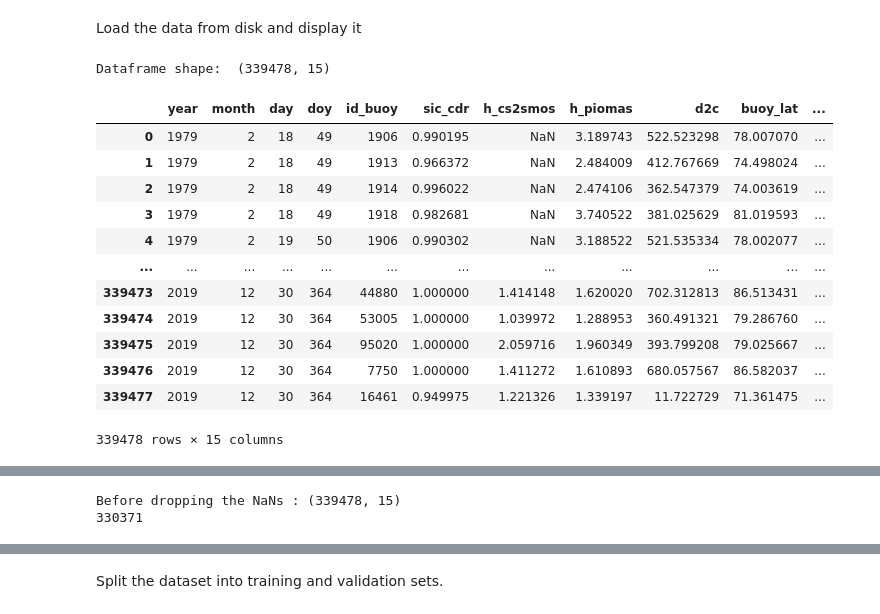
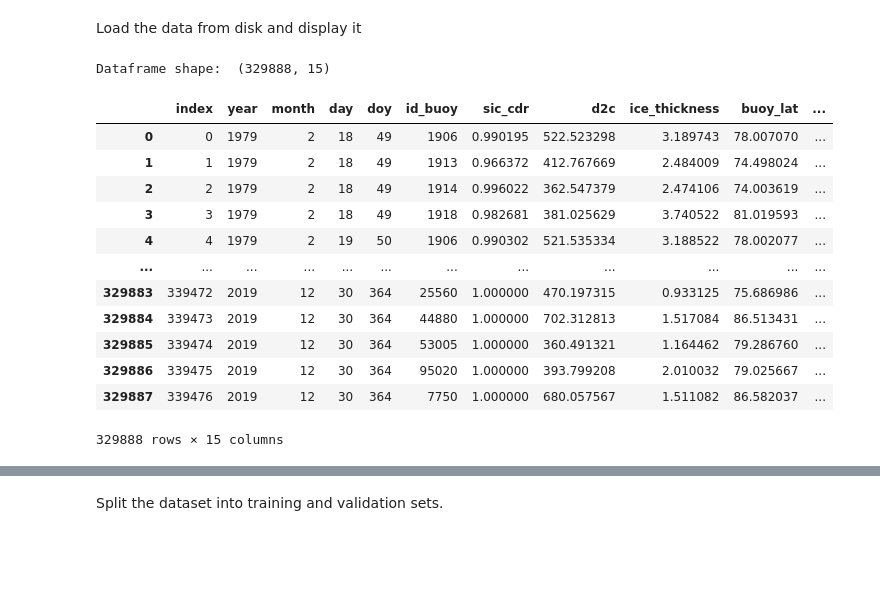
Before and after one commit to Climate-Crisis-AI-Team-Vel-Ice/sea-ice-challenge, a Jupyter notebook: sea_ice_data_PCA_analysis.ipynb, the cells around one changed output, grey strips where cells are left out. Saved outputs shown, nothing was run; the diff lists cells and outputs as text; code cells hidden in the pictures; blank space fills up the shorter version.

```diff
--- a/sea_ice_data_PCA_analysis.ipynb
+++ b/sea_ice_data_PCA_analysis.ipynb
@@ -22,34 +17,31 @@ Load the data from disk and display it
 # %%
 # unzip the zip dataset
 with zipfile.ZipFile('data/converted.zip', 'r') as zip_ref:
     zip_ref.extractall('data')
 
 # Load the raw data to disk
 input_path = "data/converted.csv"
 df = pd.read_csv(input_path)
 
 # Convert all column names to lower case and display the dataframe
 df = df.rename(str.lower, axis='columns')
 df.set_index("id_buoy")
 
 # Print the dataframe dimensions
 print("Dataframe shape: ", df.shape)
 display(df)
-
-# Print dataframe statistics
-display(df.describe())
 # %% [output]
-Dataframe shape:  (339478, 15)
+Dataframe shape:  (329888, 15)
-|  | year | month | day | doy | id_buoy | sic_cdr | h_cs2smos | h_piomas | d2c | buoy_lat | ... |
-| 0 | 1979 | 2 | 18 | 49 | 1906 | 0.990195 | NaN | 3.189743 | 522.523298 | 78.007070 | ... |
-| 1 | 1979 | 2 | 18 | 49 | 1913 | 0.966372 | NaN | 2.484009 | 412.767669 | 74.498024 | ... |
-| 2 | 1979 | 2 | 18 | 49 | 1914 | 0.996022 | NaN | 2.474106 | 362.547379 | 74.003619 | ... |
-| 3 | 1979 | 2 | 18 | 49 | 1918 | 0.982681 | NaN | 3.740522 | 381.025629 | 81.019593 | ... |
-| 4 | 1979 | 2 | 19 | 50 | 1906 | 0.990302 | NaN | 3.188522 | 521.535334 | 78.002077 | ... |
+|  | index | year | month | day | doy | id_buoy | sic_cdr | d2c | ice_thickness | buoy_lat | ... |
+| 0 | 0 | 1979 | 2 | 18 | 49 | 1906 | 0.990195 | 522.523298 | 3.189743 | 78.007070 | ... |
+| 1 | 1 | 1979 | 2 | 18 | 49 | 1913 | 0.966372 | 412.767669 | 2.484009 | 74.498024 | ... |
+| 2 | 2 | 1979 | 2 | 18 | 49 | 1914 | 0.996022 | 362.547379 | 2.474106 | 74.003619 | ... |
+| 3 | 3 | 1979 | 2 | 18 | 49 | 1918 | 0.982681 | 381.025629 | 3.740522 | 81.019593 | ... |
+| 4 | 4 | 1979 | 2 | 19 | 50 | 1906 | 0.990302 | 521.535334 | 3.188522 | 78.002077 | ... |
 | ... | ... | ... | ... | ... | ... | ... | ... | ... | ... | ... | ... |
-| 339473 | 2019 | 12 | 30 | 364 | 44880 | 1.000000 | 1.414148 | 1.620020 | 702.312813 | 86.513431 | ... |
-| 339474 | 2019 | 12 | 30 | 364 | 53005 | 1.000000 | 1.039972 | 1.288953 | 360.491321 | 79.286760 | ... |
-| 339475 | 2019 | 12 | 30 | 364 | 95020 | 1.000000 | 2.059716 | 1.960349 | 393.799208 | 79.025667 | ... |
-| 339476 | 2019 | 12 | 30 | 364 | 7750 | 1.000000 | 1.411272 | 1.610893 | 680.057567 | 86.582037 | ... |
-| 339477 | 2019 | 12 | 30 | 364 | 16461 | 0.949975 | 1.221326 | 1.339197 | 11.722729 | 71.361475 | ... |
+| 329883 | 339472 | 2019 | 12 | 30 | 364 | 25560 | 1.000000 | 470.197315 | 0.933125 | 75.686986 | ... |
+| 329884 | 339473 | 2019 | 12 | 30 | 364 | 44880 | 1.000000 | 702.312813 | 1.517084 | 86.513431 | ... |
+| 329885 | 339474 | 2019 | 12 | 30 | 364 | 53005 | 1.000000 | 360.491321 | 1.164462 | 79.286760 | ... |
+| 329886 | 339475 | 2019 | 12 | 30 | 364 | 95020 | 1.000000 | 393.799208 | 2.010032 | 79.025667 | ... |
+| 329887 | 339476 | 2019 | 12 | 30 | 364 | 7750 | 1.000000 | 680.057567 | 1.511082 | 86.582037 | ... |
-339478 rows × 15 columns
+329888 rows × 15 columns
@@ -65,16 +48,6 @@ Dataframe shape:  (339478, 15)
 # %%
 # Do some manipulations on the data and clean it (remove rows of all NaNs, remove duplicates, etc.)
-
-# Dropping the NA when there is no value on the current columns
-print("Before dropping the NaNs :", df.shape)
 
 # Remove any rows that have buoy velocity/mag =0
 df = df.drop(df[df["buoy_vel_mag"] == 0].index)
 df = df.reset_index()
-
-# create a placeholder for ice thickness
-temp = [None]*df.shape[0]
-print(len(temp))
-# %% [output]
-Before dropping the NaNs : (339478, 15)
-330371
```
Also changed, not shown: parts of 34 cells of this notebook.
